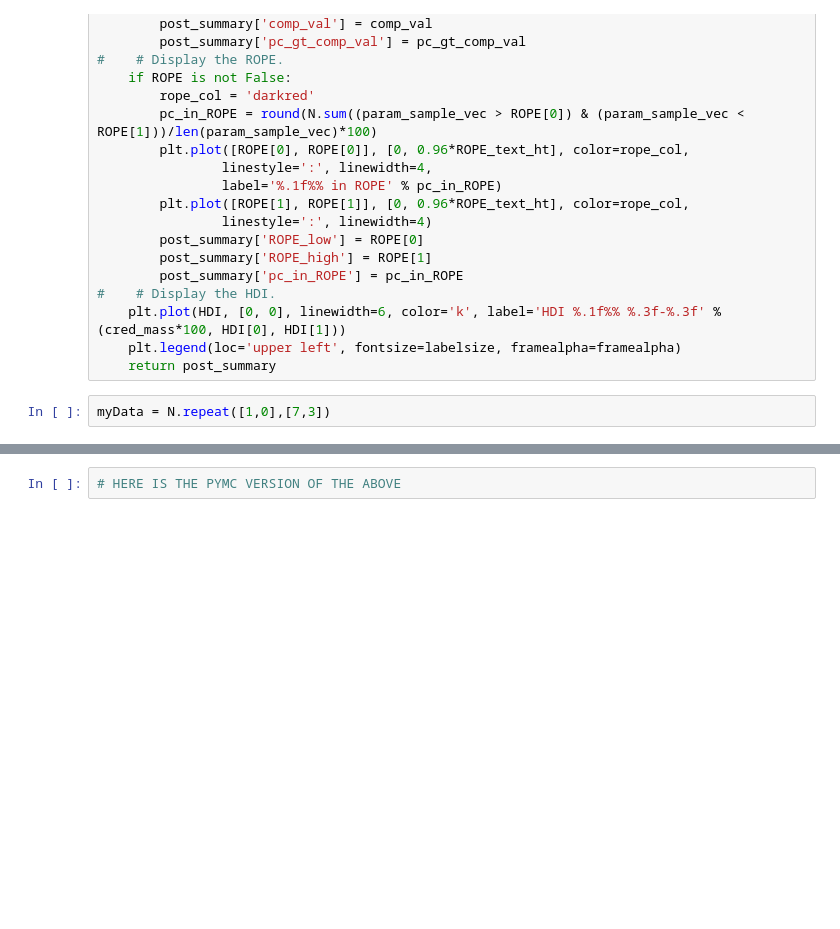
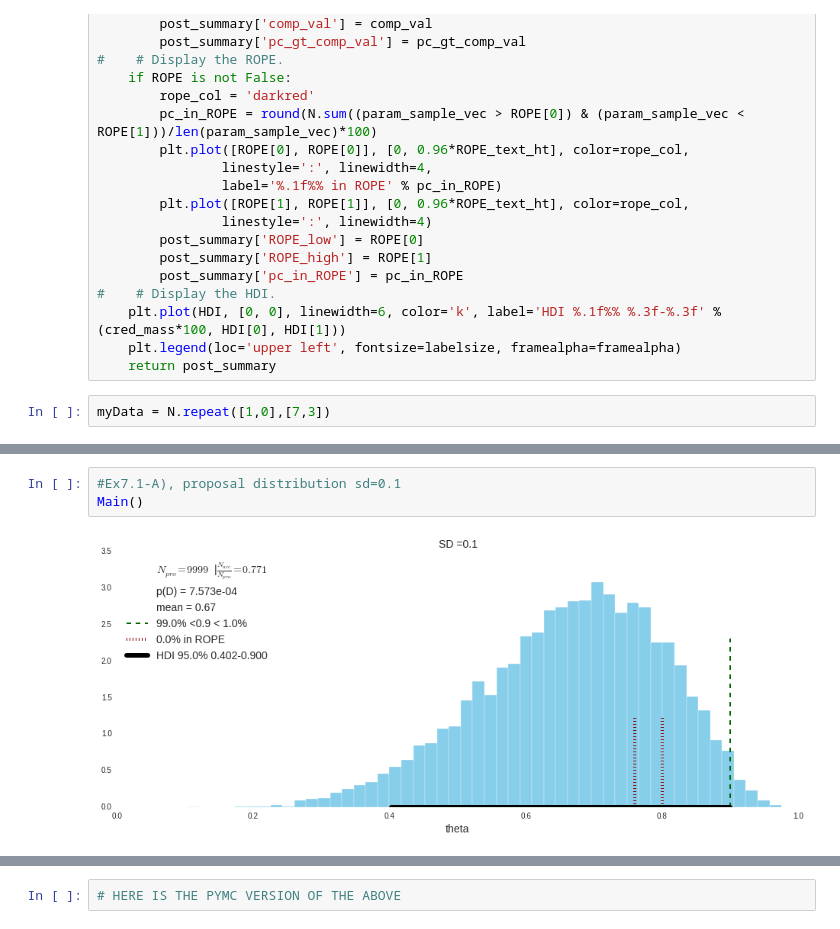
Before and after one commit to grayWolfDC/Doing_bayesian_data_analysis, a Jupyter notebook: IPython/DBDAWkBookCh7.ipynb, the cells around one changed output, grey strips where cells are left out. Cells and saved outputs as stored; diff of their text form; blank space fills up the shorter version.

```diff
--- a/IPython/DBDAWkBookCh7.ipynb
+++ b/IPython/DBDAWkBookCh7.ipynb
@@ -261,0 +263,5 @@ mcmc_info = plot_post(acceptedTraj, xlab='theta', show_mode=False, comp_val=0.9,
+# %%
+#Ex7.1-A), proposal distribution sd=0.1
+Main()
+# %% [output]
+[figure, added]
```
Also changed, not shown: parts of 14 cells of this notebook, 1 other file.
